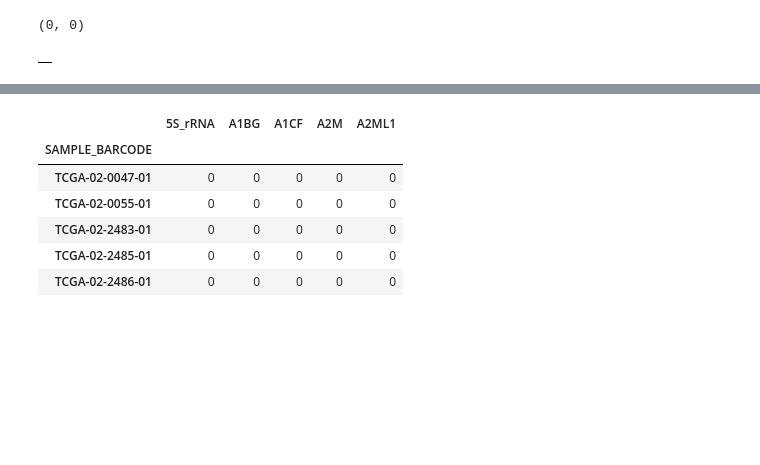
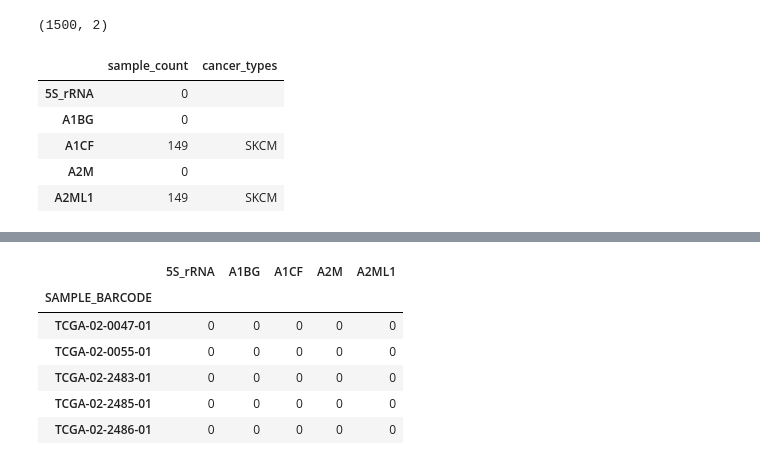
Before and after one commit to greenelab/mpmp, a Jupyter notebook: 01_explore_data/count_all_genes_filters.ipynb, the cells around one changed output, grey strips where cells are left out. Drawn from its saved outputs; the diff is of its cells as text; code cells hidden in the pictures; blank space fills up the shorter version.

```diff
--- a/01_explore_data/count_all_genes_filters.ipynb
+++ b/01_explore_data/count_all_genes_filters.ipynb
@@ -8,6 +8,13 @@ import pandas as pd
 import mpmp.config as cfg
 from mpmp.data_models.tcga_data_model import TCGADataModel
 import mpmp.utilities.data_utilities as du
+# %%
+use_copy_data = False
+
+if use_copy_data:
+    output_file = Path('./gene_sample_count_with_copy.tsv')
+else:
+    output_file = Path('./gene_sample_count_no_copy.tsv')
 # %%
 # load some data we need, this takes a bit
 tcga_data = TCGADataModel(seed=cfg.default_seed, verbose=False)
@@ -30,17 +37,25 @@ def gene_sample_count(gene, data_model, classification='neither'):
     return (gene, sample_count, cancer_types)
 # %%
 # cache partial results and load them
-output_file = Path('./gene_sample_count_no_copy.tsv')
 if output_file.is_file():
-    output_df = pd.read_csv(output_file, sep='\t', index_col=0)
+    output_df = pd.read_csv(
+        output_file, sep='\t', index_col=0
+    )
+    output_df.cancer_types.fillna('', inplace=True)
+    output_df.loc[output_df.cancer_types == '[]', 'cancer_types'] = []
 else:
     output_df = pd.DataFrame()
 
 print(output_df.shape)
 output_df.head()
 # %% [output]
-(0, 0)
+(1500, 2)
-|  |
+|  | sample_count | cancer_types |
+| 5S_rRNA | 0 |  |
+| A1BG | 0 |  |
+| A1CF | 149 | SKCM |
+| A2M | 0 |  |
+| A2ML1 | 149 | SKCM |
 # %%
 print(gene_sample_count('TP53', tcga_data, classification='TSG'))
 # %% [output]
```
Also changed, not shown: parts of 6 cells of this notebook, 1 other file.
